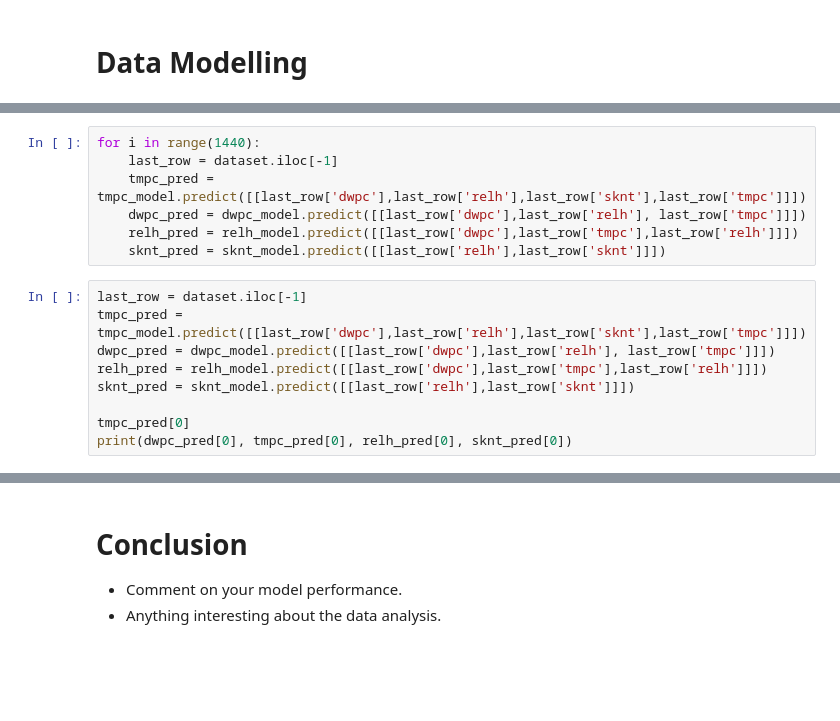
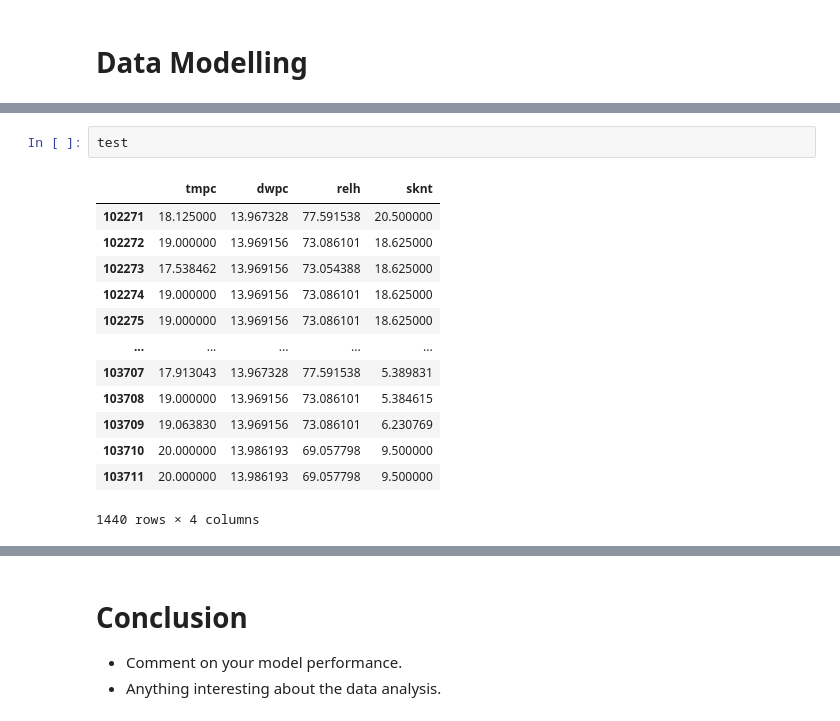
Before and after one commit to RuiGene/2022-Phase-2, a Jupyter notebook: 3. Data Science/submission.ipynb, the cells around one changed output, grey strips where cells are left out. Drawn from its saved outputs; the diff is of its cells as text; blank space fills up the shorter version.

```diff
--- a/3. Data Science/submission.ipynb
+++ b/3. Data Science/submission.ipynb
@@ -305,16 +312,0 @@ pred[0]
-# %%
-for i in range(1440):
-    last_row = dataset.iloc[-1]
-    tmpc_pred = tmpc_model.predict([[last_row['dwpc'],last_row['relh'],last_row['sknt'],last_row['tmpc']]])
-    dwpc_pred = dwpc_model.predict([[last_row['dwpc'],last_row['relh'], last_row['tmpc']]])
-    relh_pred = relh_model.predict([[last_row['dwpc'],last_row['tmpc'],last_row['relh']]])
-    sknt_pred = sknt_model.predict([[last_row['relh'],last_row['sknt']]])
-# %%
-last_row = dataset.iloc[-1]
-tmpc_pred = tmpc_model.predict([[last_row['dwpc'],last_row['relh'],last_row['sknt'],last_row['tmpc']]])
-dwpc_pred = dwpc_model.predict([[last_row['dwpc'],last_row['relh'], last_row['tmpc']]])
-relh_pred = relh_model.predict([[last_row['dwpc'],last_row['tmpc'],last_row['relh']]])
-sknt_pred = sknt_model.predict([[last_row['relh'],last_row['sknt']]])
-
-tmpc_pred[0]
-print(dwpc_pred[0], tmpc_pred[0], relh_pred[0], sknt_pred[0])
@@ -322,0 +341,16 @@ print(dwpc_pred[0], tmpc_pred[0], relh_pred[0], sknt_pred[0])
+# %%
+test
+# %% [output]
+|  | tmpc | dwpc | relh | sknt |
+| 102271 | 18.125000 | 13.967328 | 77.591538 | 20.500000 |
+| 102272 | 19.000000 | 13.969156 | 73.086101 | 18.625000 |
+| 102273 | 17.538462 | 13.969156 | 73.054388 | 18.625000 |
+| 102274 | 19.000000 | 13.969156 | 73.086101 | 18.625000 |
+| 102275 | 19.000000 | 13.969156 | 73.086101 | 18.625000 |
+| ... | ... | ... | ... | ... |
+| 103707 | 17.913043 | 13.967328 | 77.591538 | 5.389831 |
+| 103708 | 19.000000 | 13.969156 | 73.086101 | 5.384615 |
+| 103709 | 19.063830 | 13.969156 | 73.086101 | 6.230769 |
+| 103710 | 20.000000 | 13.986193 | 69.057798 | 9.500000 |
+| 103711 | 20.000000 | 13.986193 | 69.057798 | 9.500000 |
+1440 rows × 4 columns
```
Also changed, not shown: parts of 15 cells of this notebook.
